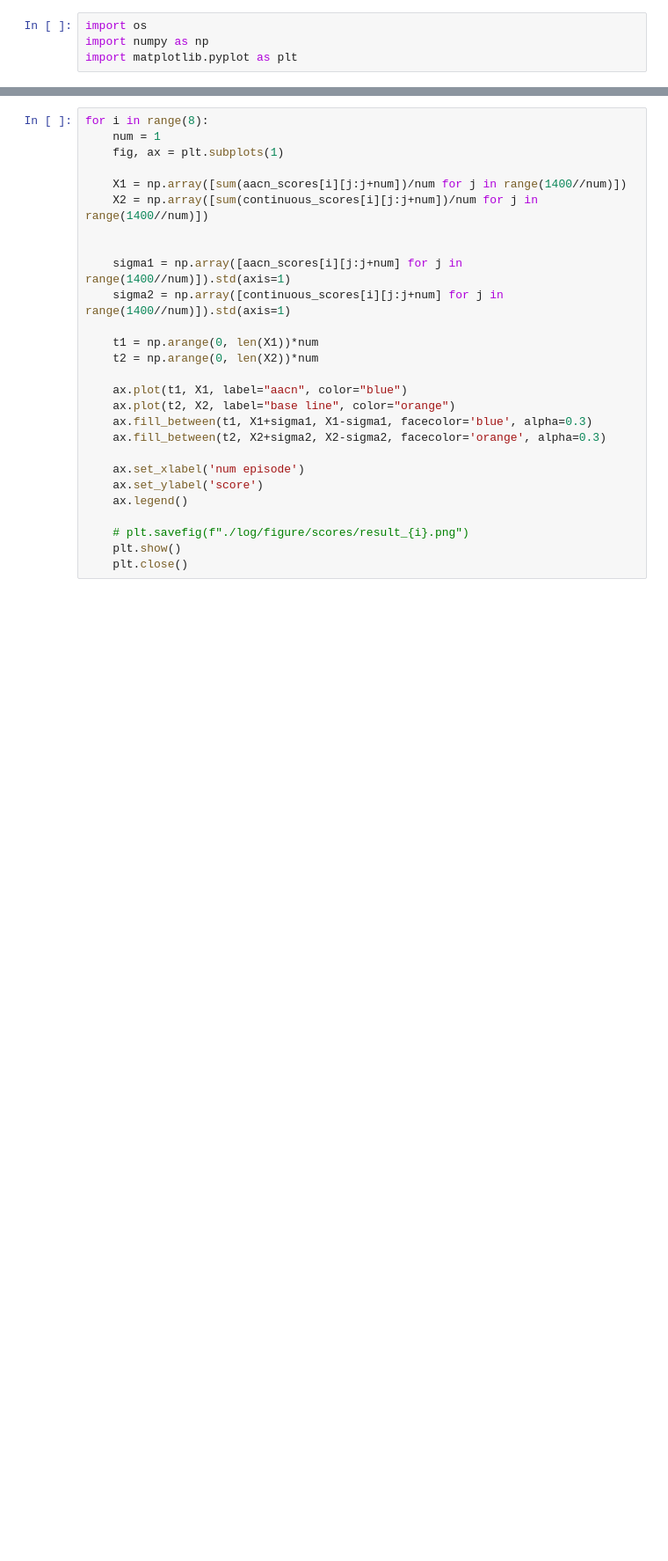
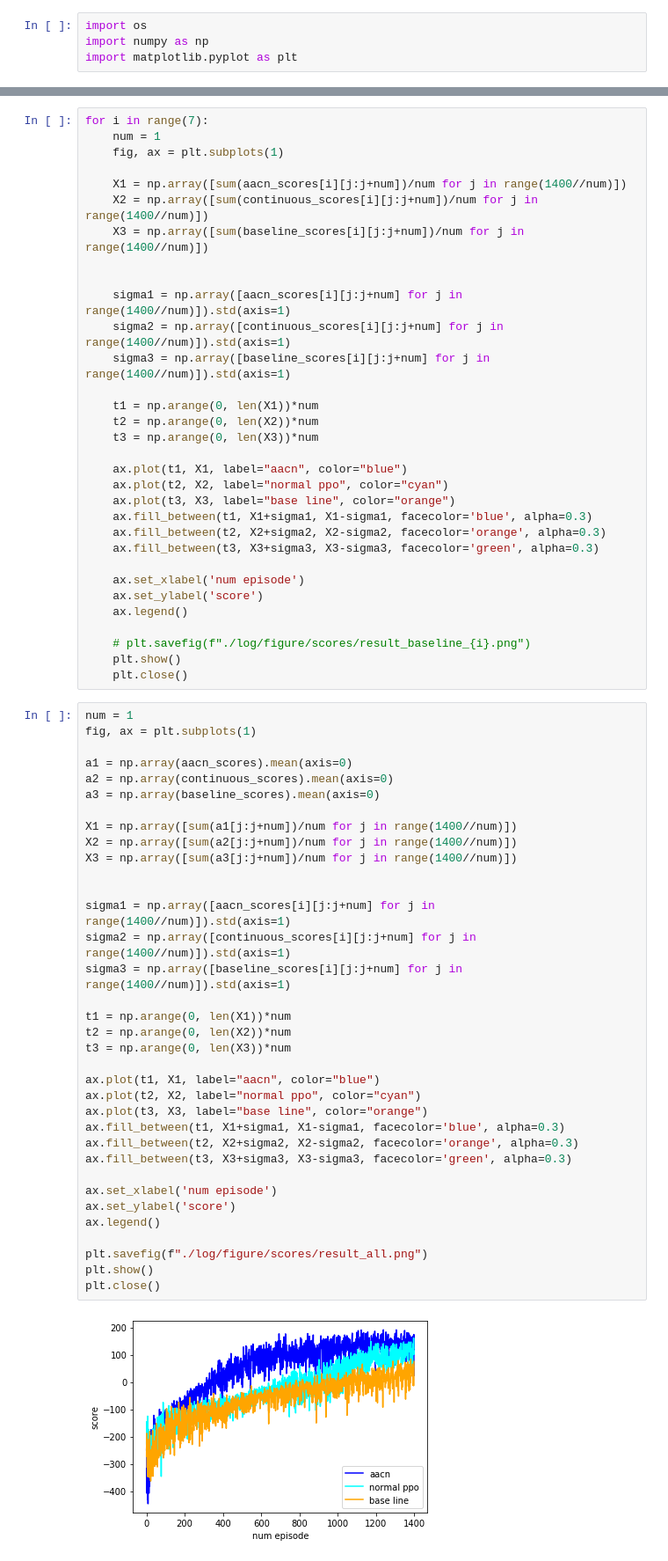
Before and after one commit to ariacat3366/AdversarialActionCompressingNetwork, a Jupyter notebook: Untitled.ipynb, the cells around one changed output, grey strips where cells are left out. Shown at 88% size. Cells and saved outputs as stored; diff of their text form; blank space fills up the shorter version.

```diff
--- a/Untitled.ipynb
+++ b/Untitled.ipynb
@@ -14,28 +17,70 @@ for i in range(8):
 # %%
-for i in range(8):
+for i in range(7):
     num = 1
     fig, ax = plt.subplots(1)
 
     X1 = np.array([sum(aacn_scores[i][j:j+num])/num for j in range(1400//num)])
     X2 = np.array([sum(continuous_scores[i][j:j+num])/num for j in range(1400//num)])
+    X3 = np.array([sum(baseline_scores[i][j:j+num])/num for j in range(1400//num)])
 
 
     sigma1 = np.array([aacn_scores[i][j:j+num] for j in range(1400//num)]).std(axis=1)
     sigma2 = np.array([continuous_scores[i][j:j+num] for j in range(1400//num)]).std(axis=1)
+    sigma3 = np.array([baseline_scores[i][j:j+num] for j in range(1400//num)]).std(axis=1)
 
     t1 = np.arange(0, len(X1))*num
     t2 = np.arange(0, len(X2))*num
+    t3 = np.arange(0, len(X3))*num
 
     ax.plot(t1, X1, label="aacn", color="blue")
-    ax.plot(t2, X2, label="base line", color="orange")
+    ax.plot(t2, X2, label="normal ppo", color="cyan")
+    ax.plot(t3, X3, label="base line", color="orange")
     ax.fill_between(t1, X1+sigma1, X1-sigma1, facecolor='blue', alpha=0.3)
     ax.fill_between(t2, X2+sigma2, X2-sigma2, facecolor='orange', alpha=0.3)
+    ax.fill_between(t3, X3+sigma3, X3-sigma3, facecolor='green', alpha=0.3)
 
     ax.set_xlabel('num episode')
     ax.set_ylabel('score')
     ax.legend()
 
-    # plt.savefig(f"./log/figure/scores/result_{i}.png")
+    # plt.savefig(f"./log/figure/scores/result_baseline_{i}.png")
     plt.show()
     plt.close()
+# %%
+num = 1
+fig, ax = plt.subplots(1)
+
+a1 = np.array(aacn_scores).mean(axis=0)
+a2 = np.array(continuous_scores).mean(axis=0)
+a3 = np.array(baseline_scores).mean(axis=0)
+
+X1 = np.array([sum(a1[j:j+num])/num for j in range(1400//num)])
+X2 = np.array([sum(a2[j:j+num])/num for j in range(1400//num)])
+X3 = np.array([sum(a3[j:j+num])/num for j in range(1400//num)])
+
+
+sigma1 = np.array([aacn_scores[i][j:j+num] for j in range(1400//num)]).std(axis=1)
+sigma2 = np.array([continuous_scores[i][j:j+num] for j in range(1400//num)]).std(axis=1)
+sigma3 = np.array([baseline_scores[i][j:j+num] for j in range(1400//num)]).std(axis=1)
+
+t1 = np.arange(0, len(X1))*num
+t2 = np.arange(0, len(X2))*num
+t3 = np.arange(0, len(X3))*num
+
+ax.plot(t1, X1, label="aacn", color="blue")
+ax.plot(t2, X2, label="normal ppo", color="cyan")
+ax.plot(t3, X3, label="base line", color="orange")
+ax.fill_between(t1, X1+sigma1, X1-sigma1, facecolor='blue', alpha=0.3)
+ax.fill_between(t2, X2+sigma2, X2-sigma2, facecolor='orange', alpha=0.3)
+ax.fill_between(t3, X3+sigma3, X3-sigma3, facecolor='green', alpha=0.3)
+
+ax.set_xlabel('num episode')
+ax.set_ylabel('score')
+ax.legend()
+
+plt.savefig(f"./log/figure/scores/result_all.png")
+plt.show()
+plt.close()
+# %% [output]
+[figure, added]
 # %%
```
Also changed, not shown: parts of 3 cells of this notebook, 44 other files.
